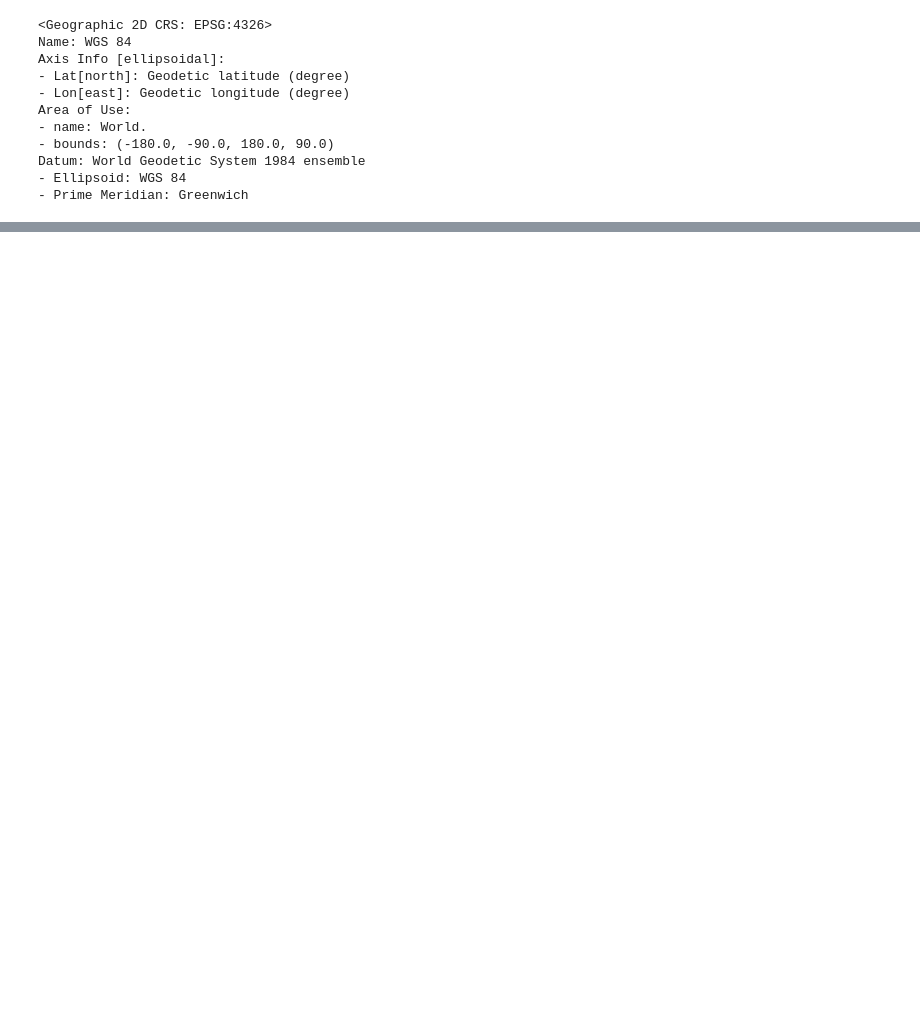
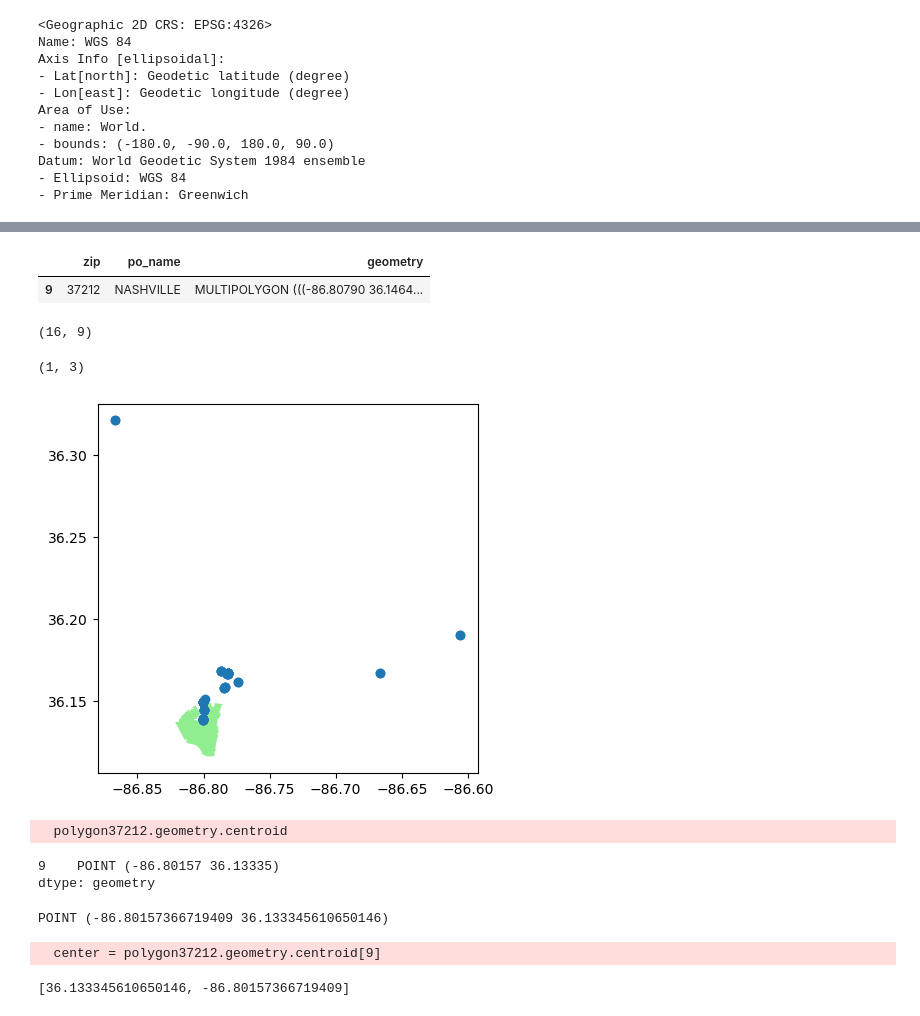
Before and after one commit to NSS-Data-Analytics-Cohort-10/scooters-group-1, a Jupyter notebook: notebooks/scooters_nb.ipynb, the cells around one changed output, grey strips where cells are left out. Cells and saved outputs as stored; diff of their text form; code cells hidden in the pictures; blank space fills up the shorter version.

```diff
--- a/notebooks/scooters_nb.ipynb
+++ b/notebooks/scooters_nb.ipynb
@@ -433,4 +624,4 @@ Datum: World Geodetic System 1984 ensemble
 # %%
 bus_geo = gpd.GeoDataFrame(bus_stops,
                            crs = zipcodes.crs,
-                           geometry = gpd.points_from_xy(, bus_stops.lat))
+                           geometry = gpd.points_from_xy(bus_stops.long, bus_stops.lat))
@@ -438,0 +632,4 @@ AttributeError: 'DataFrame' object has no attribute 'lng'
+# %%
+zipcodes = zipcodes[['zip', 'po_name', 'geometry']]
+# %%
+stops_by_zip = gpd.sjoin(bus_geo, zipcodes, predicate = 'within')
@@ -438,0 +658,40 @@ AttributeError: 'DataFrame' object has no attribute 'lng'
+# %%
+zipcodes.loc[zipcodes['zip'] == '37212']
+# %% [output]
+|  | zip | po_name | geometry |
+| 9 | 37212 | NASHVILLE | MULTIPOLYGON (((-86.80790 36.1464... |
+# %%
+stops_in_37212 = stops_by_zip.loc[stops_by_zip['zip'] == '37212']
+stops_in_37212.shape
+# %% [output]
+(16, 9)
+# %%
+polygon37212 = zipcodes.loc[zipcodes['zip'] == '37212']
+polygon37212.shape
+# %% [output]
+(1, 3)
+# %%
+ax = polygon37212.plot(color = 'lightgreen')
+stops_by_zip.plot(ax = ax);
+plt.show();
+# %% [output]
+[figure, added]
+# %%
+polygon37212.geometry.centroid
+# %% [output]
+  polygon37212.geometry.centroid
+9    POINT (-86.80157 36.13335)
+dtype: geometry
+# %%
+center = polygon37212.geometry.centroid[9]
+print(center)
+# %% [output]
+POINT (-86.80157366719409 36.133345610650146)
+  center = polygon37212.geometry.centroid[9]
+# %%
+area_center = [center.y, center.x]
+
+# check the order of area_center, the location for our folium map
+print(area_center)
+# %% [output]
+[36.133345610650146, -86.80157366719409]
```
Also changed, not shown: parts of 60 cells of this notebook.
